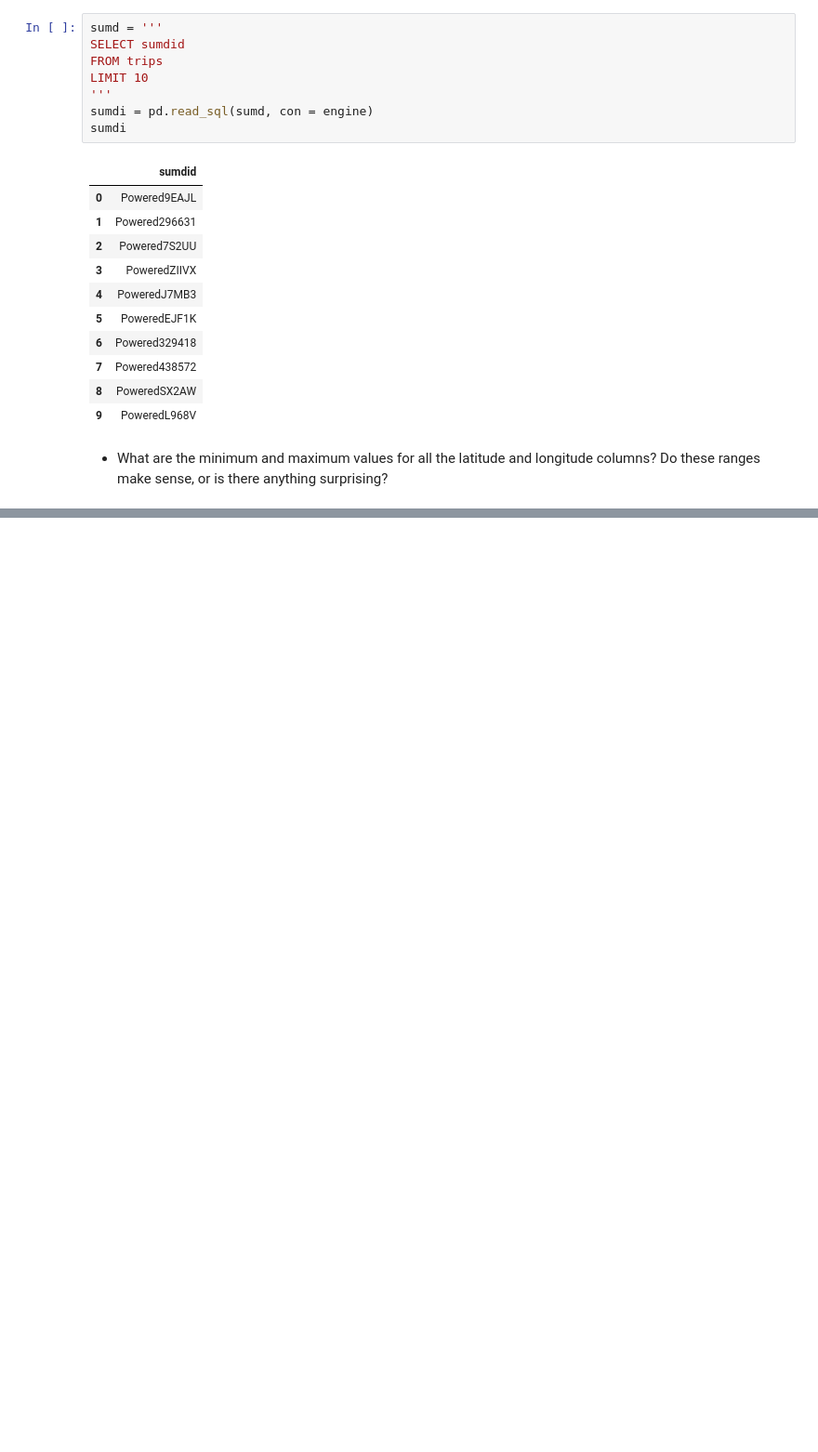
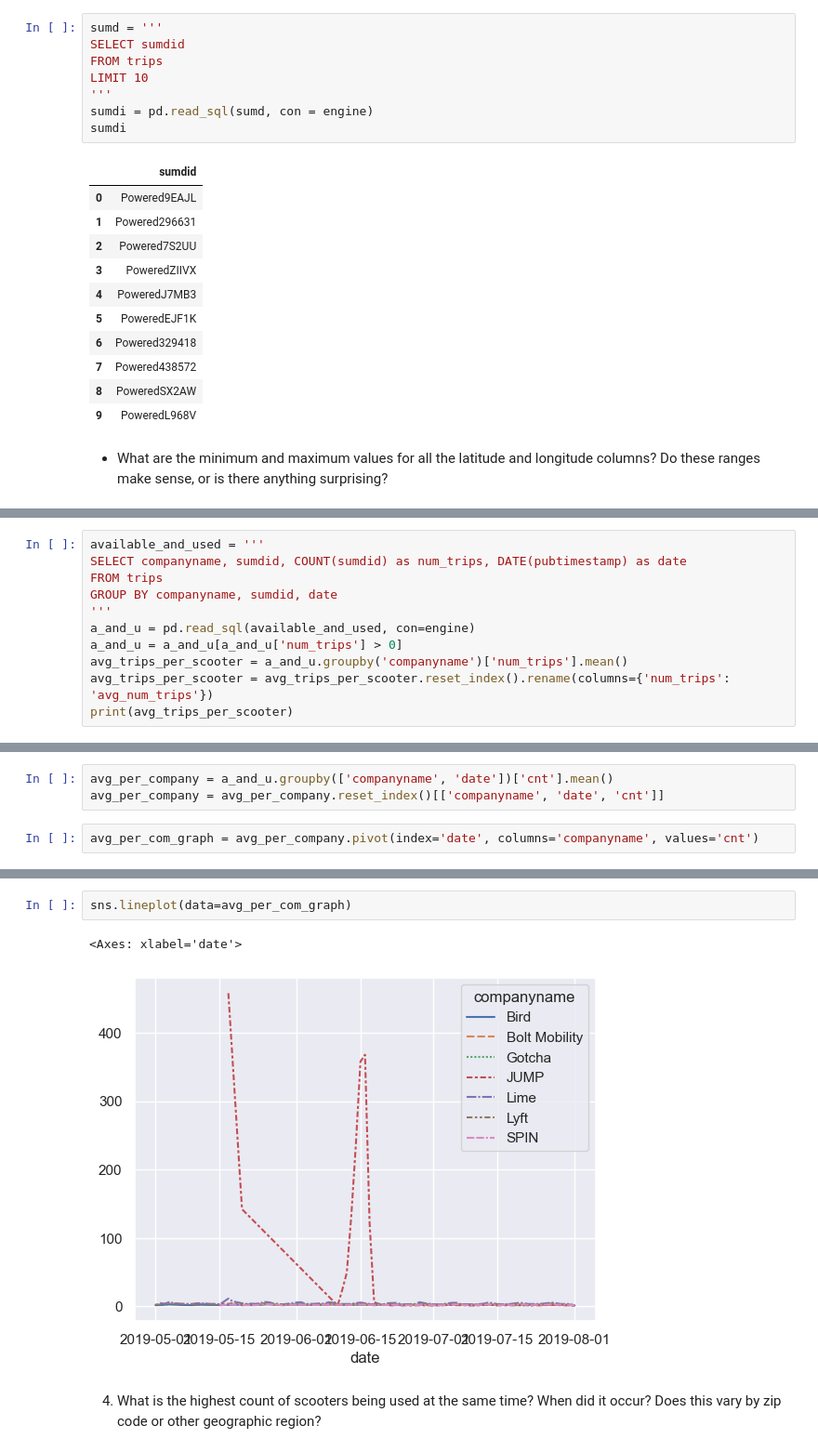
Before and after one commit to NSS-Data-Analytics-Cohort-8/scooter-partner1-whenhugocallsuspythonistas, a Jupyter notebook: notebooks/scooter.ipynb, the cells around one changed output, grey strips where cells are left out. Shown: that part at 93% size. Drawn from its saved outputs; the diff is of its cells as text; blank space fills up the shorter version.

```diff
--- a/notebooks/scooter.ipynb
+++ b/notebooks/scooter.ipynb
@@ -166,0 +344,11 @@ SELECT '''
+# %%
+available_and_used = '''
+SELECT companyname, sumdid, COUNT(sumdid) as num_trips, DATE(pubtimestamp) as date
+FROM trips
+GROUP BY companyname, sumdid, date
+'''
+a_and_u = pd.read_sql(available_and_used, con=engine)
+a_and_u = a_and_u[a_and_u['num_trips'] > 0]
+avg_trips_per_scooter = a_and_u.groupby('companyname')['num_trips'].mean()
+avg_trips_per_scooter = avg_trips_per_scooter.reset_index().rename(columns={'num_trips': 'avg_num_trips'})
+print(avg_trips_per_scooter)
@@ -166,0 +390,5 @@ SELECT '''
+# %%
+avg_per_company = a_and_u.groupby(['companyname', 'date'])['cnt'].mean()
+avg_per_company = avg_per_company.reset_index()[['companyname', 'date', 'cnt']]
+# %%
+avg_per_com_graph = avg_per_company.pivot(index='date', columns='companyname', values='cnt')
@@ -166,0 +412,7 @@ SELECT '''
+# %%
+sns.lineplot(data=avg_per_com_graph)
+# %% [output]
+<Axes: xlabel='date'>
+[figure, added]
+# %% [markdown]
+4. What is the highest count of scooters being used at the same time? When did it occur? Does this vary by zip code or other geographic region?
```
Also changed, not shown: parts of 35 cells of this notebook.
